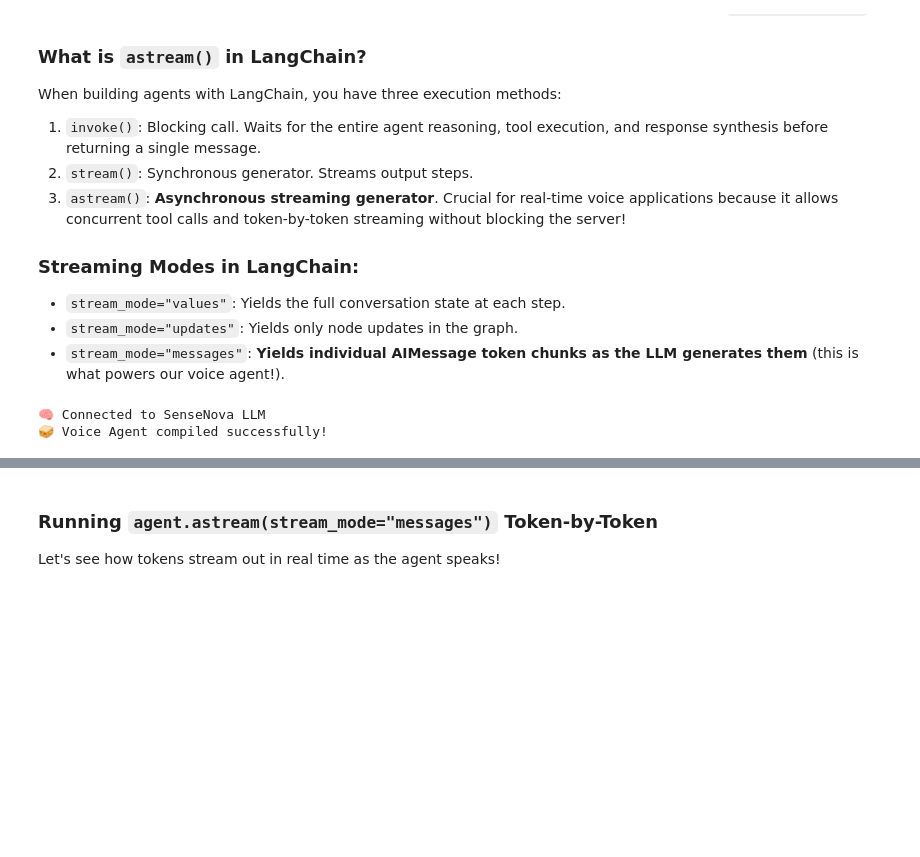
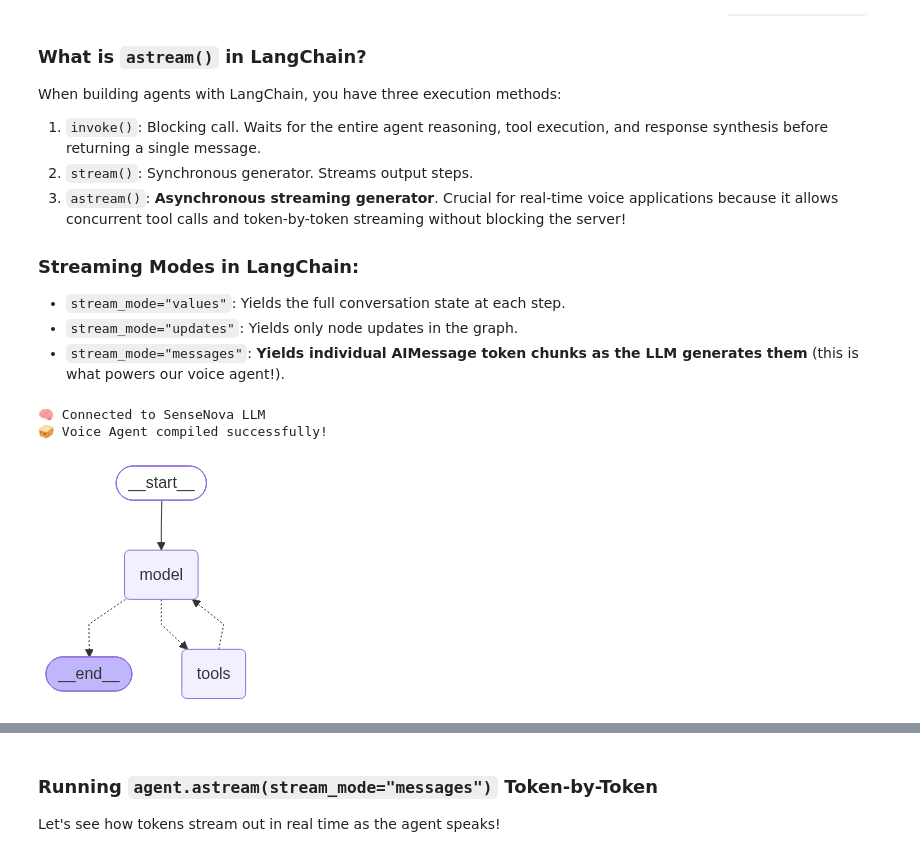
Before and after one commit to SachinMishra-ux/Agents_From_Scratch, a Jupyter notebook: voice agent/streaming_and_agent_async_explained.ipynb, the cells around one changed output, grey strips where cells are left out. Cells and saved outputs as stored; diff of their text form; code cells hidden in the pictures; blank space fills up the shorter version.

```diff
--- a/voice agent/streaming_and_agent_async_explained.ipynb
+++ b/voice agent/streaming_and_agent_async_explained.ipynb
@@ -333,3 +333,7 @@ print("🥪 Voice Agent compiled successfully!")
 # %% [output]
 🧠 Connected to SenseNova LLM
 🥪 Voice Agent compiled successfully!
+# %%
+agent
+# %% [output]
+[figure, added]
```
Also changed, not shown: parts of 5 cells of this notebook, 28 other files.
